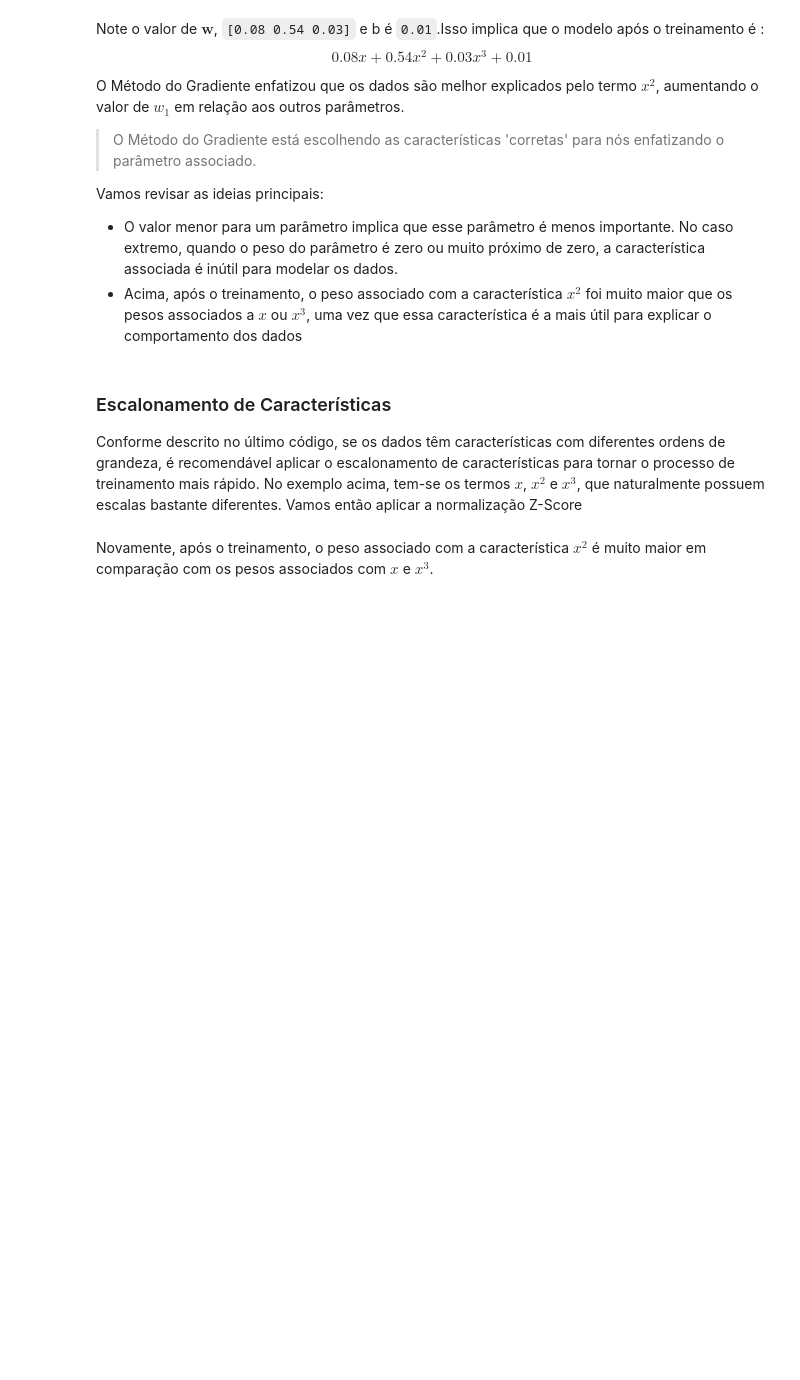
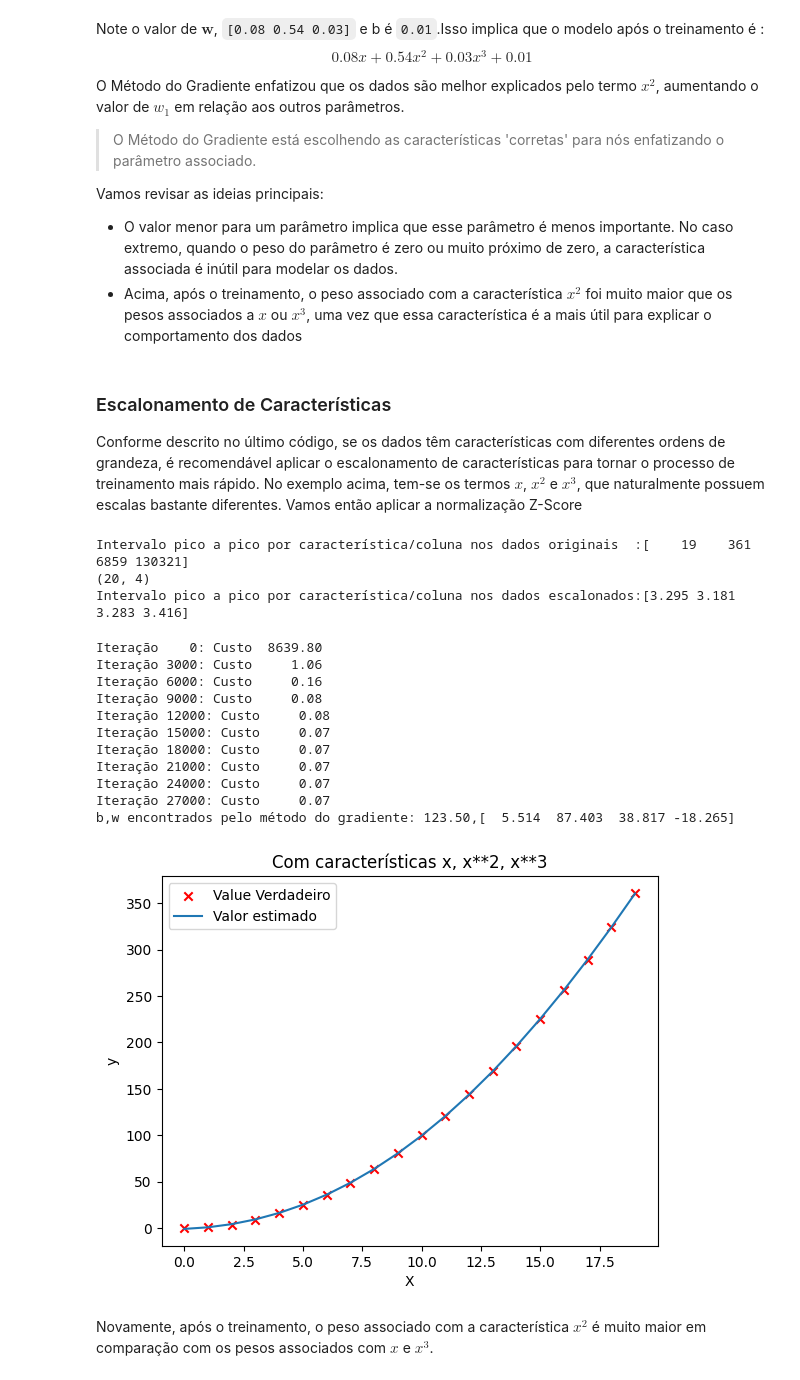
Before and after one commit to RomanGustavo/Mestrado---ML, a Jupyter notebook: codigo_aula8_eng_caracteristicas_e_regressao_polinomial.ipynb, the cells around one changed output. Saved outputs shown, nothing was run; the diff lists cells and outputs as text; code cells hidden in the pictures; blank space fills up the shorter version.

```diff
--- a/codigo_aula8_eng_caracteristicas_e_regressao_polinomial.ipynb
+++ b/codigo_aula8_eng_caracteristicas_e_regressao_polinomial.ipynb
@@ -259,7 +286,7 @@ Conforme descrito no último código, se os dados têm características com dife
 x = np.arange(0,20,1)
 y = x**2
 
-X = np.c_[x, x**2, x**3] # c_ concatena os dados
+X = np.c_[x, x**2, x**3, x**4] # c_ concatena os dados
 print(f"Intervalo pico a pico por característica/coluna nos dados originais  :{np.ptp(X,axis=0)}")
 
 
@@ -267,24 +294,41 @@ print(f"Intervalo pico a pico por característica/coluna nos dados originais  :{
 X, X_mu, X_sigma = normalizacao_zscore(X)
 print(X.shape)
 print(f"Intervalo pico a pico por característica/coluna nos dados escalonados:{np.ptp(X,axis=0)}")
+# %% [output]
+Intervalo pico a pico por característica/coluna nos dados originais  :[    19    361   6859 130321]
+(20, 4)
+Intervalo pico a pico por característica/coluna nos dados escalonados:[3.295 3.181 3.283 3.416]
 # %%
 # inicializando parâmetros
 m,n       = X.shape
 w_inicial = np.zeros((n,))
 b_inicial = 0
 # parâmetros para rodar o Método do Gradiente:
-num_iters  = 10000
-alpha      = 0.3
+num_iters  = 30000
+alpha      = 0.1
 # Rodando o Método do gradiente
 
 w_final, b_final, J_hist = metodo_do_gradiente(X, y, w_inicial, b_inicial,
                                                     calcula_custo, calcula_gradiente,
                                                     alpha, num_iters)
 print(f"b,w encontrados pelo método do gradiente: {b_final:0.2f},{w_final} ")
 
 # Plotando os resultados
 plt.scatter(x, y, marker='x', c='r', label="Value Verdadeiro"); plt.title("Com características x, x**2, x**3")
 plt.plot(x,X@w_final + b_final, label="Valor estimado");  plt.xlabel("X"); plt.ylabel("y"); plt.legend(); plt.show()
+# %% [output]
+Iteração    0: Custo  8639.80
+Iteração 3000: Custo     1.06
+Iteração 6000: Custo     0.16
+Iteração 9000: Custo     0.08
+Iteração 12000: Custo     0.08
+Iteração 15000: Custo     0.07
+Iteração 18000: Custo     0.07
+Iteração 21000: Custo     0.07
+Iteração 24000: Custo     0.07
+Iteração 27000: Custo     0.07
+b,w encontrados pelo método do gradiente: 123.50,[  5.514  87.403  38.817 -18.265]
+[figure, added]
 # %% [markdown]
 Novamente, após o treinamento, o peso associado com a característica $x^2$ é muito maior em comparação com os pesos associados com $x$ e $x^3$.
 # %% [markdown]
```
Also changed, not shown: parts of 6 cells of this notebook.
